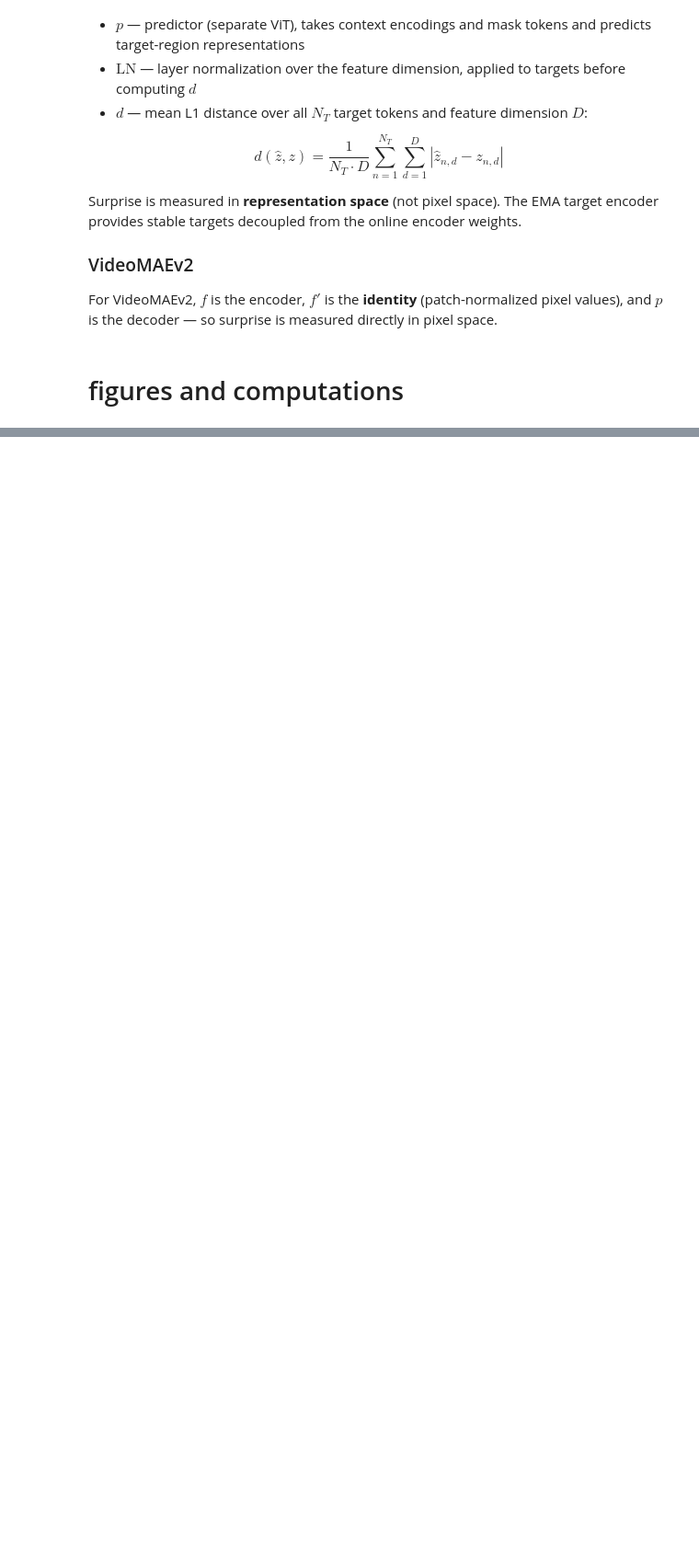
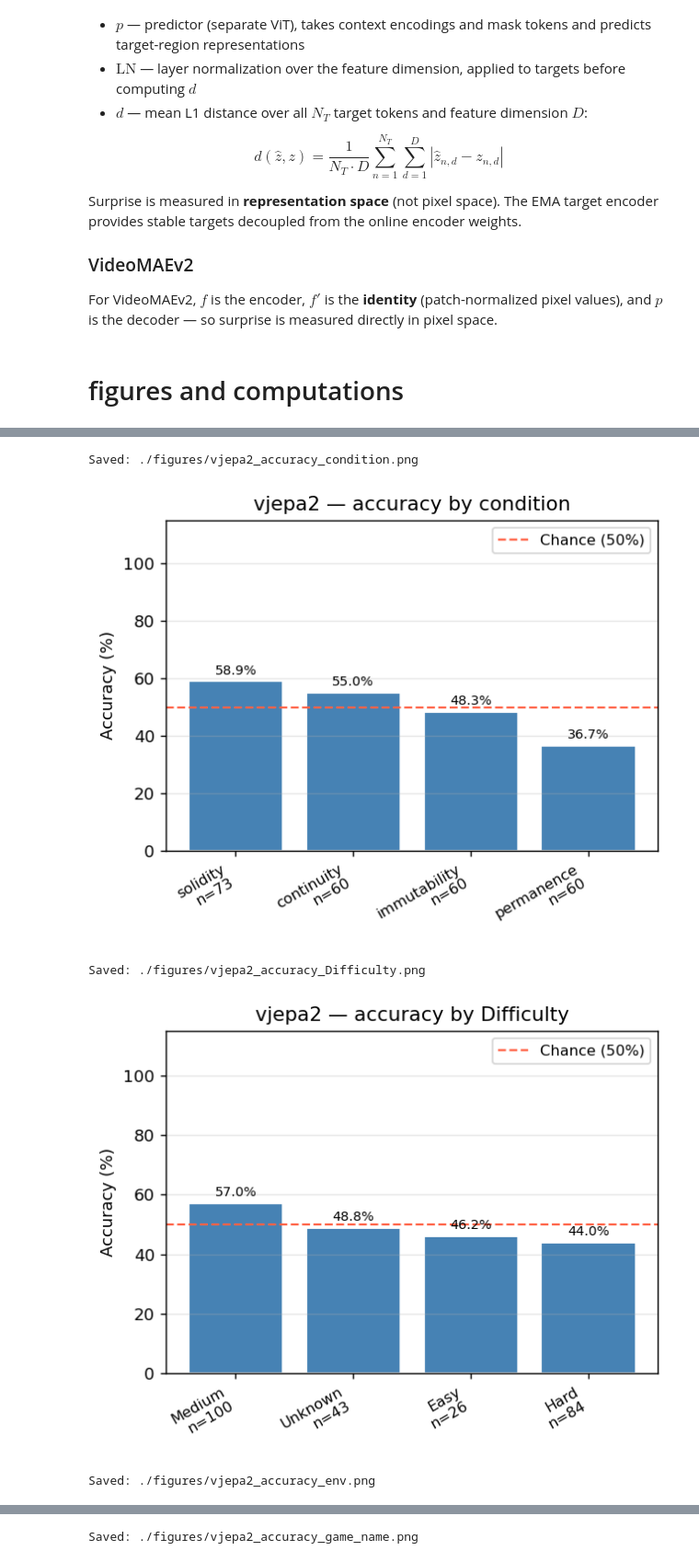
Before and after one commit to kristinezheng/IntPhys2, a Jupyter notebook: ExploreResults.ipynb, the cells around one changed output, grey strips where cells are left out. Shown at 92% size. Drawn from its saved outputs; the diff is of its cells as text; code cells hidden in the pictures; blank space fills up the shorter version.

Commit message:
modify surprise figures

```diff
--- a/ExploreResults.ipynb
+++ b/ExploreResults.ipynb
@@ -47,7 +47,7 @@ MODEL_NAME  = "vjepa2"
 # label used in plot titles and filenames
 PTH_FOLDER  = "/data/kxzheng/models/checkpoint/vjepa-2-h/intphys_v2/intphys2-main-default"
 # path to folder containing losses_*.pth files
-METADATA_CSV = "/data/kxzheng/data/IntPhys2/Debug/metadata.csv"
+METADATA_CSV = "/data/kxzheng/data/IntPhys2/Main/metadata.csv"
 # path to metadata.csv for this split
 DATASET     = "intphys2-main" # intphys2-debug | intphys2-main | intphys2-heldout
 
@@ -134,7 +134,7 @@ def compute_scene_accuracy(results_df):
             "env":        grp["env"].iloc[0],
             "Difficulty": grp["Difficulty"].iloc[0],
             "game_name":  grp["game_name"].iloc[0],
-            "Cam":        grp["Camera"].iloc[0],
+            "Camera":        grp["Camera"].iloc[0],
         })
     return pd.DataFrame(rows)
 
@@ -274,32 +239,38 @@ plt.show()
 # Accuracy — grouped bar charts
 # ---------------------------------------------------------------------------
 
-GROUP_COLS = ["condition", "Difficulty", "env", "game_name", "Cam"]
+GROUP_COLS = ["condition", "Difficulty", "env", "game_name", "Camera"]
 
 for group in GROUP_COLS:
     agg = (
         scene_acc.groupby(group)["correct"]
         .agg(["mean", "count"])
         .sort_values("mean", ascending=False)
         .reset_index()
     )
     fig, ax = plt.subplots(figsize=(max(5, len(agg) * 1.2), 4))
     xs   = range(len(agg))
     bars = ax.bar(xs, agg["mean"] * 100, color="steelblue", edgecolor="white")
     ax.axhline(50, color="tomato", linestyle="--", linewidth=1.3, label="Chance (50%)")
     ax.set_xticks(list(xs))
     ax.set_xticklabels(
         [f"{row[group]}\nn={row['count']}" for _, row in agg.iterrows()],
         rotation=30, ha="right", fontsize=9,
     )
     ax.set_ylim(0, 115)
     ax.set_ylabel("Accuracy (%)")
     ax.set_title(f"{MODEL_NAME} — accuracy by {group}")
     ax.legend(fontsize=9)
     ax.grid(axis="y", alpha=0.3)
     for bar, (_, row) in zip(bars, agg.iterrows()):
         ax.text(bar.get_x() + bar.get_width()/2, bar.get_height() + 1.5,
                 f"{row['mean']*100:.1f}%", ha="center", va="bottom", fontsize=8)
     plt.tight_layout()
     savefig(fig, f"accuracy_{group}")
     plt.show()
+# %% [output]
+Saved: ./figures/vjepa2_accuracy_condition.png
+[figure, added]
+Saved: ./figures/vjepa2_accuracy_Difficulty.png
+[figure, added]
+Saved: ./figures/vjepa2_accuracy_env.png
@@ -305,0 +278 @@ for group in GROUP_COLS:
+Saved: ./figures/vjepa2_accuracy_game_name.png
```
Also changed, not shown: parts of 11 cells of this notebook.
